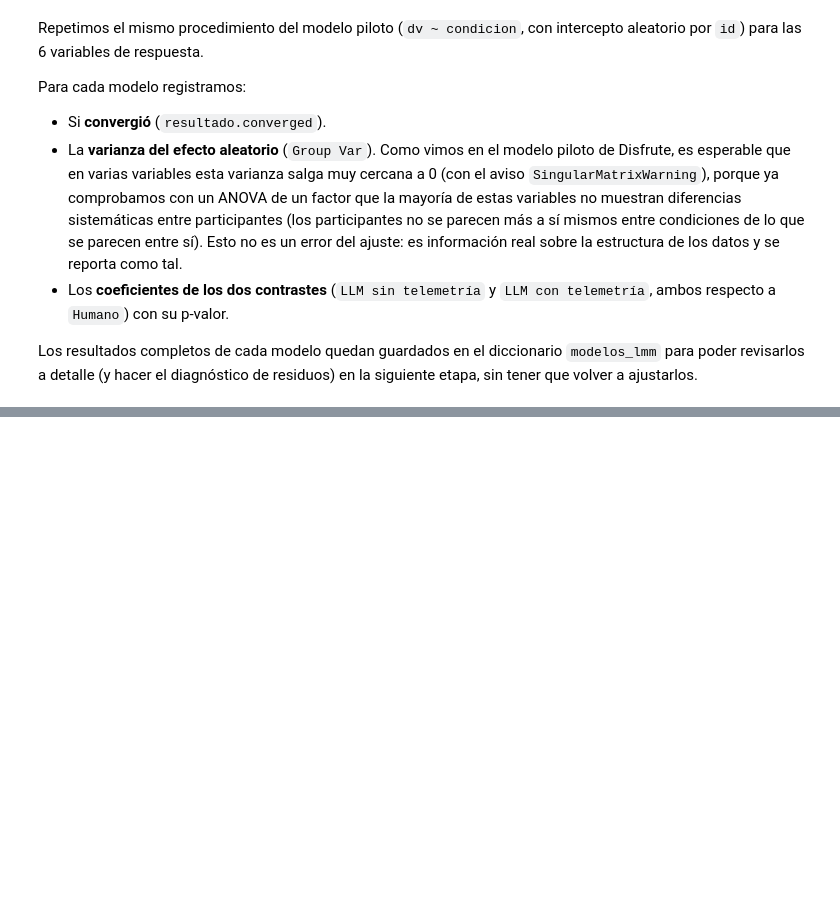
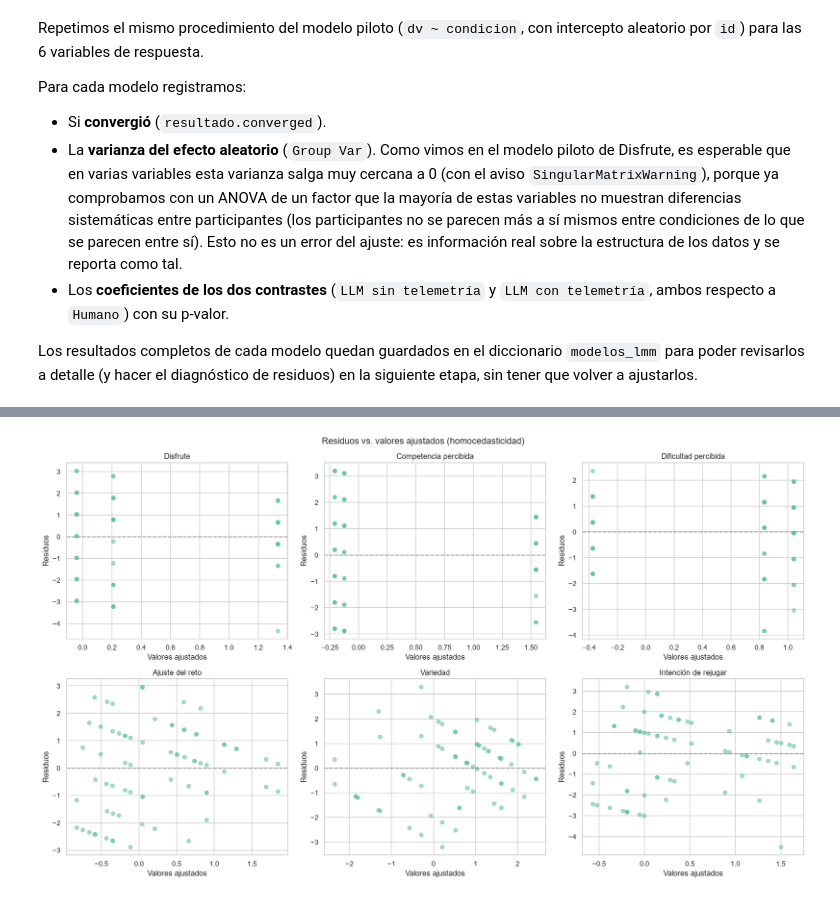
Before and after one commit to Nell-170/Mario-Ai, a Jupyter notebook: Data_Analysis_Code/LMM-Modelo_Lineal_de_Efectos_Mixtos/Analisis_Respuestas_Experimento.ipynb, the cells around one changed output, grey strips where cells are left out. Saved outputs shown, nothing was run; the diff lists cells and outputs as text; code cells hidden in the pictures; blank space fills up the shorter version.

```diff
--- a/Data_Analysis_Code/LMM-Modelo_Lineal_de_Efectos_Mixtos/Analisis_Respuestas_Experimento.ipynb
+++ b/Data_Analysis_Code/LMM-Modelo_Lineal_de_Efectos_Mixtos/Analisis_Respuestas_Experimento.ipynb
@@ -499,0 +566,18 @@ display(tabla_resumen_lmm)
+# %%
+fig, axes = plt.subplots(2, 3, figsize=(17, 10))
+
+for ax, variable in zip(axes.flat, variables):
+
+    resultado = modelos_lmm[variable]
+
+    ax.scatter(resultado.fittedvalues, resultado.resid, alpha=0.6)
+    ax.axhline(0, color="gray", linestyle="--", alpha=0.7)
+    ax.set_xlabel("Valores ajustados")
+    ax.set_ylabel("Residuos")
+    ax.set_title(nombres_variables[variable])
+
+fig.suptitle("Residuos vs. valores ajustados (homocedasticidad)", fontsize=14)
+fig.tight_layout()
+plt.show()
+# %% [output]
+[figure, added]
```
Also changed, not shown: parts of 3 cells of this notebook.
